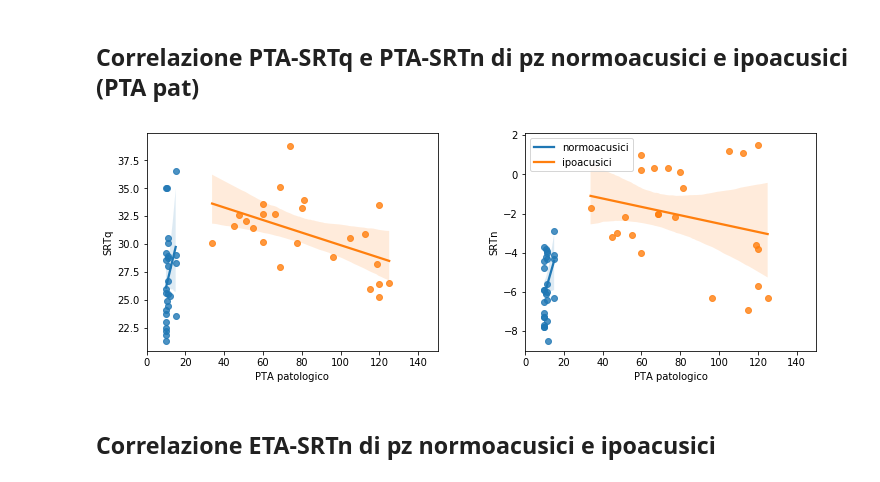
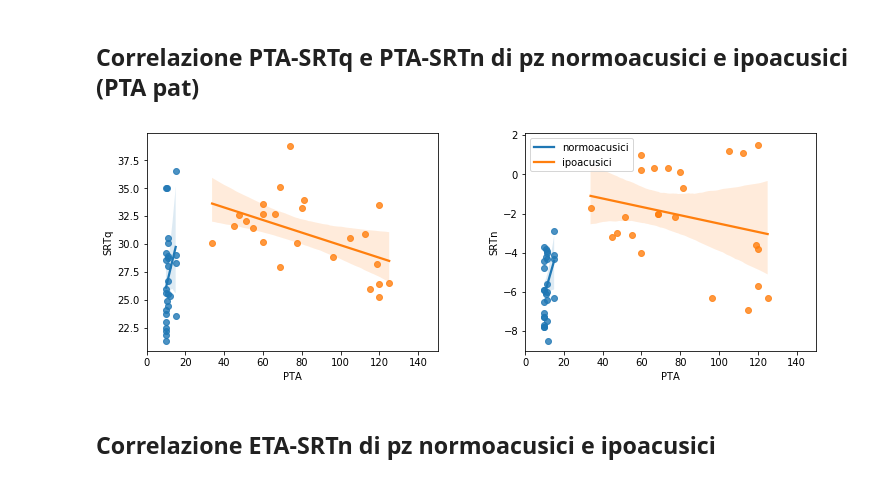
Before and after one commit to stellalessandra/analisi_tesi_med, a Jupyter notebook: analisi_tesi_med.ipynb, the cells around one changed output. Saved outputs shown, nothing was run; the diff lists cells and outputs as text; code cells hidden in the pictures.

```diff
--- a/analisi_tesi_med.ipynb
+++ b/analisi_tesi_med.ipynb
@@ -464,16 +464,18 @@ fig.savefig('figure/SRTq_SRTn_cfr_gruppi.png')
 # %%
 fig, axes = plt.subplots(1,2, figsize = (12,4))
 fig.subplots_adjust(wspace=0.3)
 sns.regplot(x='PTA media', y='SRTq', data=normoacusici, ax = axes[0])
 sns.regplot(x='PTA patologico', y='SRTq', data=ipoacusici, ax = axes[0])
 sns.regplot(x='PTA media', y='SRTn', data=normoacusici, ax = axes[1])
 sns.regplot(x='PTA patologico', y='SRTn', data=ipoacusici, ax = axes[1])
 plt.legend(['normoacusici', 'ipoacusici'])
 axes[0].set_xlim(0,150)
 axes[1].set_xlim(0,150)
+axes[0].set_xlabel('PTA')
+axes[1].set_xlabel('PTA')
 fig.savefig('figure/PTA_SRTn_SRTq_cfr_gruppi.png')
 # %% [output]
-[figure, old version]
+[figure, new version]
 # %% [markdown]
 ## Correlazione ETA-SRTn di pz normoacusici e ipoacusici
 # %%
```
Also changed, not shown: parts of 1 cell of this notebook.
